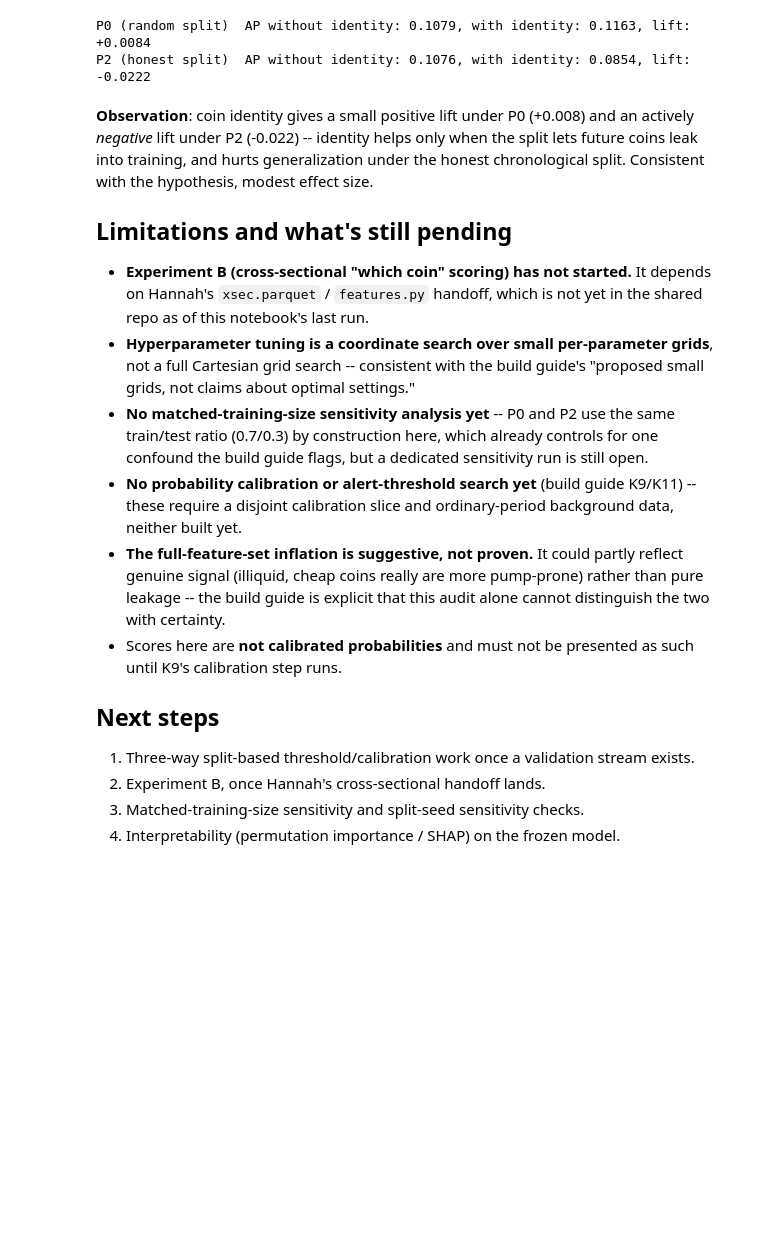
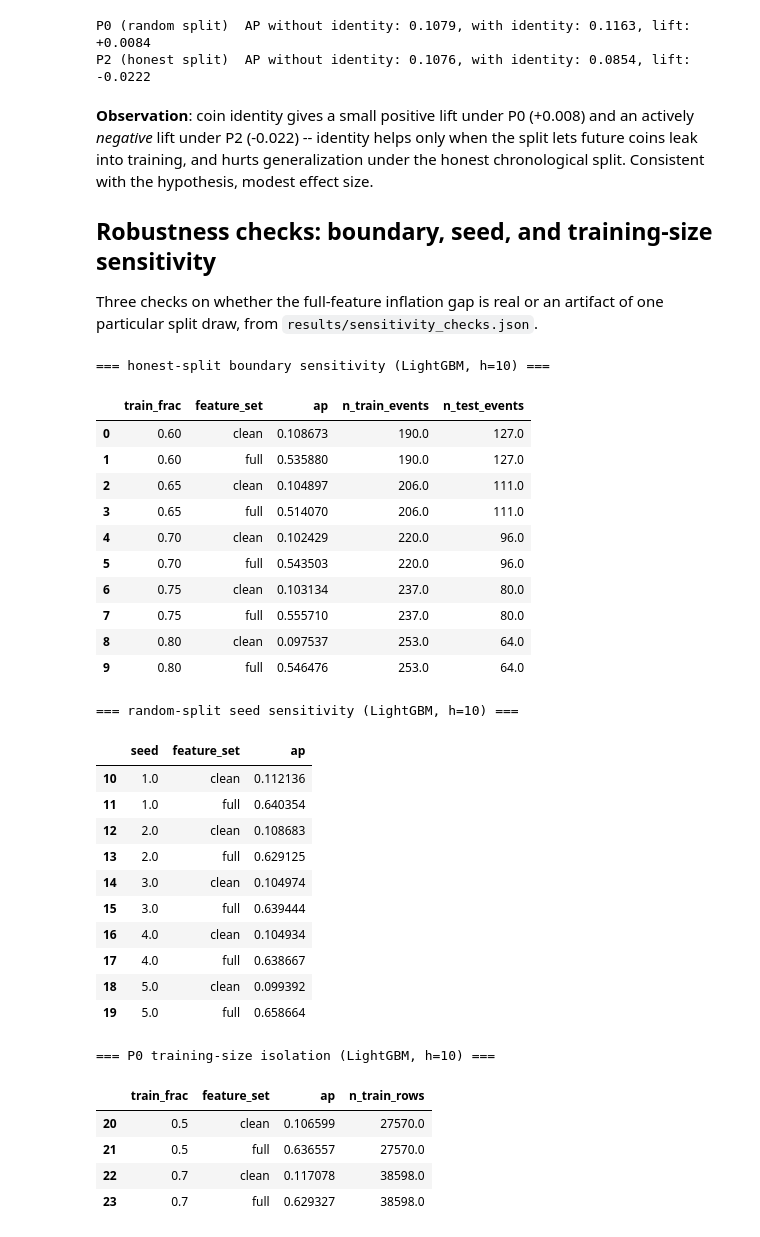
Before and after one commit to aveek-b/Pump-Radar, a Jupyter notebook: notebooks/KD_pumpradar_complete.ipynb, the cells around one changed output. Drawn from its saved outputs; the diff is of its cells as text; code cells hidden in the pictures; blank space fills up the shorter version.

```diff
--- a/notebooks/KD_pumpradar_complete.ipynb
+++ b/notebooks/KD_pumpradar_complete.ipynb
@@ -349,30 +349,52 @@ P2 (honest split)  AP without identity: 0.1076, with identity: 0.0854, lift: -0.
 the split lets future coins leak into training, and hurts generalization under the
 honest chronological split. Consistent with the hypothesis, modest effect size.
 
-## Limitations and what's still pending
+## Robustness checks: boundary, seed, and training-size sensitivity
 
-- **Experiment B (cross-sectional "which coin" scoring) has not started.** It depends
-  on Hannah's `xsec.parquet` / `features.py` handoff, which is not yet in the shared
-  repo as of this notebook's last run.
-- **Hyperparameter tuning is a coordinate search over small per-parameter grids**, not
-  a full Cartesian grid search -- consistent with the build guide's "proposed small
-  grids, not claims about optimal settings."
-- **No matched-training-size sensitivity analysis yet** -- P0 and P2 use the same
-  train/test ratio (0.7/0.3) by construction here, which already controls for one
-  confound the build guide flags, but a dedicated sensitivity run is still open.
-- **No probability calibration or alert-threshold search yet** (build guide K9/K11) --
-  these require a disjoint calibration slice and ordinary-period background data,
-  neither built yet.
-- **The full-feature-set inflation is suggestive, not proven.** It could partly reflect
-  genuine signal (illiquid, cheap coins really are more pump-prone) rather than pure
-  leakage -- the build guide is explicit that this audit alone cannot distinguish the
-  two with certainty.
-- Scores here are **not calibrated probabilities** and must not be presented as such
-  until K9's calibration step runs.
-
-## Next steps
-
-1. Three-way split-based threshold/calibration work once a validation stream exists.
-2. Experiment B, once Hannah's cross-sectional handoff lands.
-3. Matched-training-size sensitivity and split-seed sensitivity checks.
-4. Interpretability (permutation importance / SHAP) on the frozen model.
+Three checks on whether the full-feature inflation gap is real or an artifact of one
+particular split draw, from `results/sensitivity_checks.json`.
+# %%
+with open(PROJECT_ROOT / "results" / "sensitivity_checks.json") as f:
+    sens = pd.DataFrame(json.load(f))
+
+print("=== honest-split boundary sensitivity (LightGBM, h=10) ===")
+display(sens[sens.check == "honest_boundary"][["train_frac", "feature_set", "ap", "n_train_events", "n_test_events"]])
+
+print()
+print("=== random-split seed sensitivity (LightGBM, h=10) ===")
+display(sens[sens.check == "random_seed"][["seed", "feature_set", "ap"]])
+
+print()
+print("=== P0 training-size isolation (LightGBM, h=10) ===")
+display(sens[sens.check == "P0_size_isolation"][["train_frac", "feature_set", "ap", "n_train_rows"]])
+# %% [output]
+=== honest-split boundary sensitivity (LightGBM, h=10) ===
+|  | train_frac | feature_set | ap | n_train_events | n_test_events |
+| 0 | 0.60 | clean | 0.108673 | 190.0 | 127.0 |
+| 1 | 0.60 | full | 0.535880 | 190.0 | 127.0 |
+| 2 | 0.65 | clean | 0.104897 | 206.0 | 111.0 |
+| 3 | 0.65 | full | 0.514070 | 206.0 | 111.0 |
+| 4 | 0.70 | clean | 0.102429 | 220.0 | 96.0 |
+| 5 | 0.70 | full | 0.543503 | 220.0 | 96.0 |
+| 6 | 0.75 | clean | 0.103134 | 237.0 | 80.0 |
+| 7 | 0.75 | full | 0.555710 | 237.0 | 80.0 |
+| 8 | 0.80 | clean | 0.097537 | 253.0 | 64.0 |
+| 9 | 0.80 | full | 0.546476 | 253.0 | 64.0 |
+=== random-split seed sensitivity (LightGBM, h=10) ===
+|  | seed | feature_set | ap |
+| 10 | 1.0 | clean | 0.112136 |
+| 11 | 1.0 | full | 0.640354 |
+| 12 | 2.0 | clean | 0.108683 |
+| 13 | 2.0 | full | 0.629125 |
+| 14 | 3.0 | clean | 0.104974 |
+| 15 | 3.0 | full | 0.639444 |
+| 16 | 4.0 | clean | 0.104934 |
+| 17 | 4.0 | full | 0.638667 |
+| 18 | 5.0 | clean | 0.099392 |
+| 19 | 5.0 | full | 0.658664 |
+=== P0 training-size isolation (LightGBM, h=10) ===
+|  | train_frac | feature_set | ap | n_train_rows |
+| 20 | 0.5 | clean | 0.106599 | 27570.0 |
+| 21 | 0.5 | full | 0.636557 | 27570.0 |
+| 22 | 0.7 | clean | 0.117078 | 38598.0 |
+| 23 | 0.7 | full | 0.629327 | 38598.0 |
```
Also changed, not shown: parts of 8 cells of this notebook, 13 other files.
